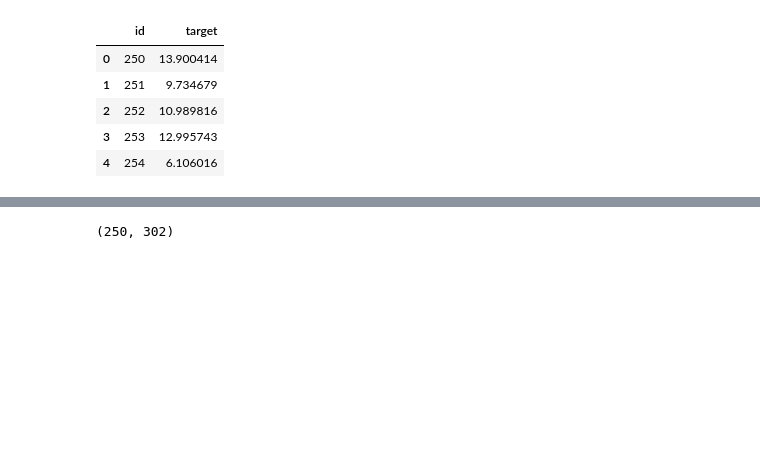
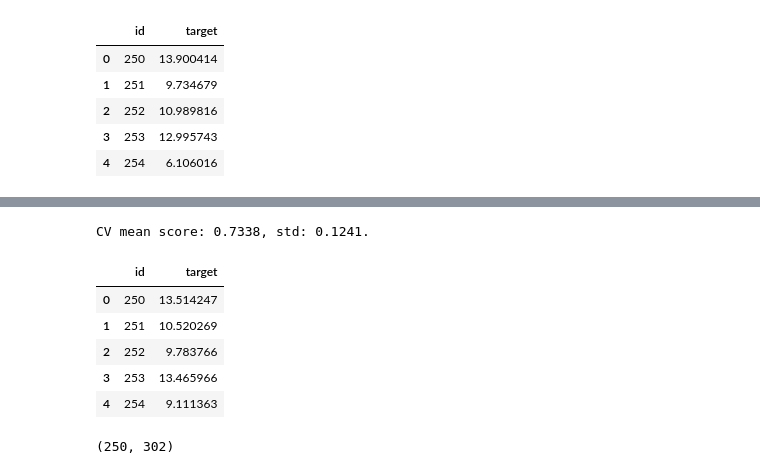
Before and after one commit to HQuality/Kagglez, a Jupyter notebook: Dont Overfit! II/Untitled.ipynb, the cells around one changed output, grey strips where cells are left out. Cells and saved outputs as stored; diff of their text form; code cells hidden in the pictures; blank space fills up the shorter version.

Commit message:
robust worse

```diff
--- a/Dont Overfit! II/Untitled.ipynb
+++ b/Dont Overfit! II/Untitled.ipynb
@@ -1163,3 +1147,26 @@ CV mean score: 0.7807, std: 0.1122.
+# %%
+top_features = [i[1:] for i in eli5_weights.feature if 'BIAS' not in i][:17]
+
+X_train = train[top_features + ['mean']]
+X_test = test[top_features + ['mean']]
+scaler = RobustScaler()
+X_train[X_train.columns[:-1]] = scaler.fit_transform(X_train[X_train.columns[:-1]])
+X_test[X_train.columns[:-1]] = scaler.transform(X_test[X_train.columns[:-1]])
+oof_lr, prediction_lr, scores = train_model(X_train.values, X_test.values, y_train, params=None, model_type='sklearn', model=model, folds=repeated_fold)
+
+submission = pd.read_csv('sample_submission.csv')
+submission['target'] = prediction_lr
+submission.to_csv('submission_top17.csv', index=False)
+
+submission.head()
+# %% [output]
+CV mean score: 0.7338, std: 0.1241.
+|  | id | target |
+| 0 | 250 | 13.514247 |
+| 1 | 251 | 10.520269 |
+| 2 | 252 | 9.783766 |
+| 3 | 253 | 13.465966 |
+| 4 | 254 | 9.111363 |
 # %%
 # посмотрим на PCA
 # %%
```
Also changed, not shown: parts of 4 cells of this notebook, 3 other files.
